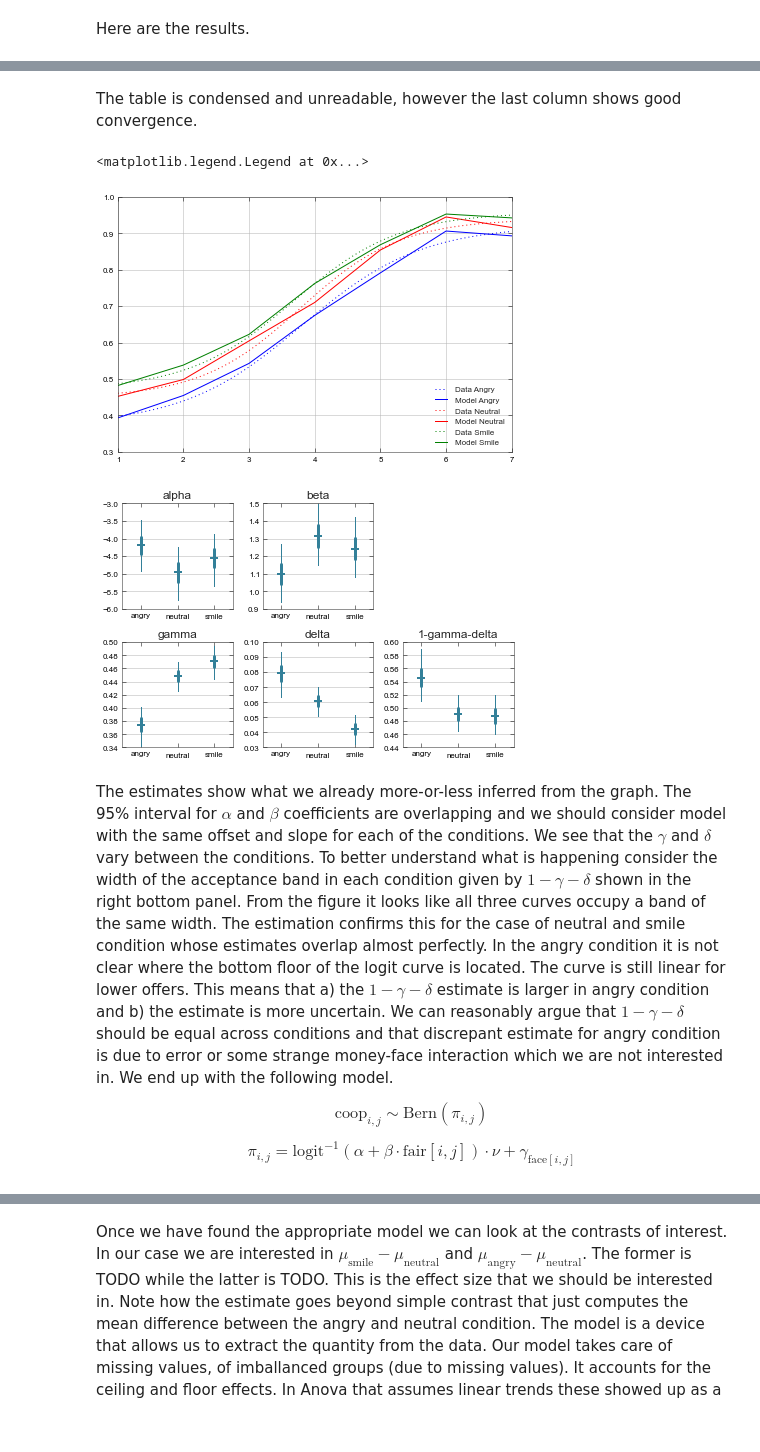
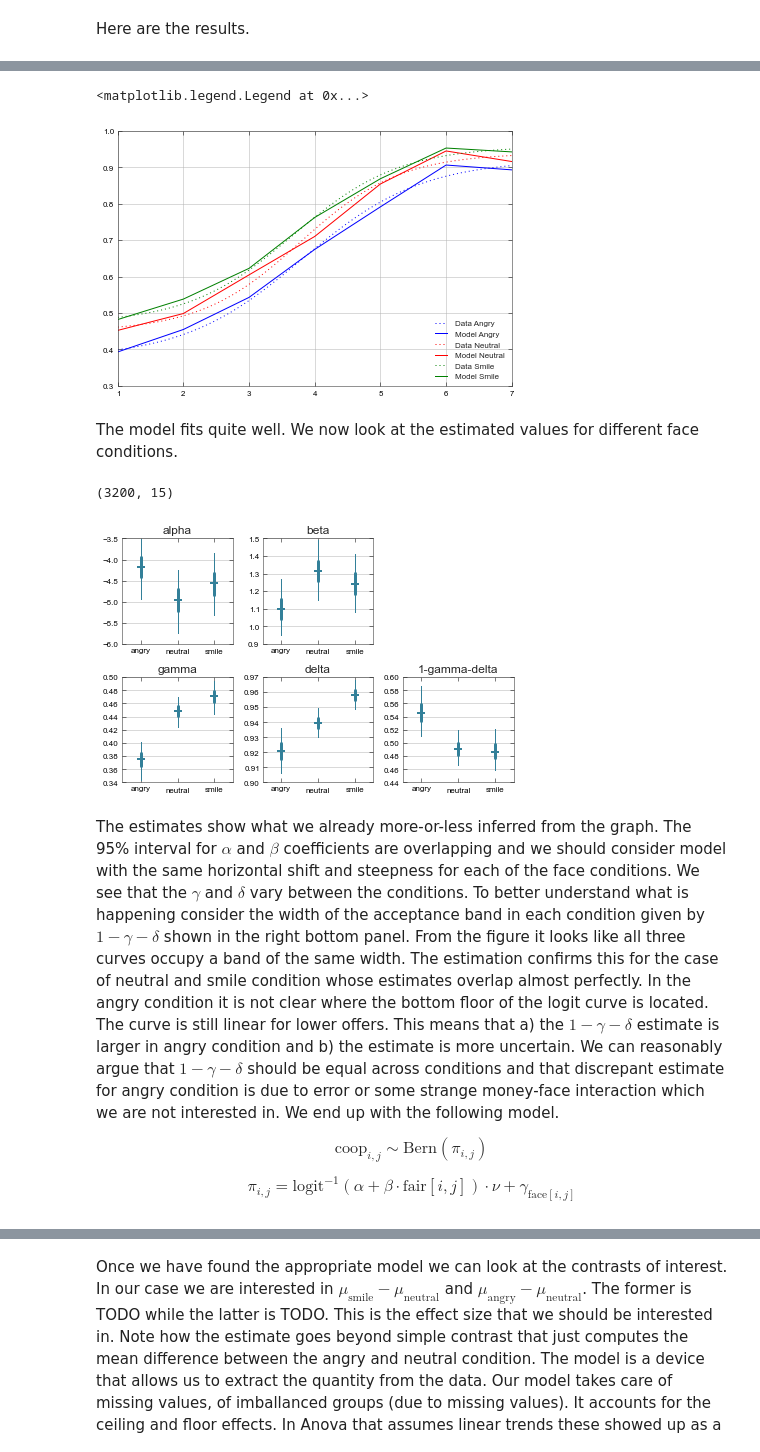
Before and after one commit to simkovic/simkovic.github.io, a Jupyter notebook: _ipynb/No Way Anova - Logistic Regression truimphs Anova.ipynb, the cells around one changed output, grey strips where cells are left out. Cells and saved outputs as stored; diff of their text form; code cells hidden in the pictures.

Commit message:
analysis logreg

```diff
--- a/_ipynb/No Way Anova - Logistic Regression truimphs Anova.ipynb
+++ b/_ipynb/No Way Anova - Logistic Regression truimphs Anova.ipynb
@@ -177,20 +174,16 @@ convergence, Rhat=1).
-# %% [markdown]
-The table is condensed and unreadable, however the last column shows good convergence.
 # %%
 #w=fit.summary(pars=['alpha','beta','gamm'])
 #np.save('logregSummary.fit',w)
-w=np.load('logregSummary.fit.npy')
-w=w.tolist()
-prs=w['summary'][:,0]
-lp=w['summary'][:,4]
-up=w['summary'][:,6]
-a=prs[:3]
-b=prs[3:6]
-g=prs[6:]
+#w=np.load('logregSummary.fit.npy')
+#w=w.tolist()
+a=np.load('m1alpha.npy')
+b=np.load('m1beta.npy')
+g=np.load('m1gamm.npy')[:,:,0]
+d=np.load('m1gamm.npy')[:,:,1]
 #D[D==2]=np.nan
 for i in range(3):
     x=np.linspace(1,7,101)
-    y=1/(1+exp(-a[i]-b[i]*x))*g[i+6]+g[i]
+    y=1/(1+exp(-np.median(a[:,i])-np.median(b[:,i])*x))*np.median(1-g[:,i]-d[:,i])+np.median(g[:,i])
     plt.plot(x,y,':',color=['b','r','g'][i])
     plt.plot(range(1,8),R[i,:],color=['b','r','g'][i])
 plt.legend(['Data Angry','Model Angry','Data Neutral',
@@ -198,25 +191,28 @@ plt.legend(['Data Angry','Model Angry','Data Neutral',
 #for j in range(lp.size): print '%.3f [%.3f, %.3f]'%(prs[j],lp[j],up[j])
 # %% [output]
 <matplotlib.legend.Legend at 0x...>
-[figure, old version]
+[figure, new version]
+# %% [markdown]
+The model fits quite well. We now look at the estimated values for different face conditions.
 # %%
-clr=(0.2, 0.5, 0.6)
-d=w['summary']
-for n in range(len(w['summary_rownames'])):
+D=np.concatenate([a,b,g,1-d,1-g-d],1)
+print D.shape
+for n in range(D.shape[1]):
     plt.subplot(2,3,[1,2,4,5,6][n/3])
     k=n%3
-    plt.plot([k,k],[d[n,3],d[n,7]],color=clr)
-    plt.plot([k,k],[d[n,4],d[n,6]],color=clr,lw=3,solid_capstyle='round')
-    plt.plot([k],[d[n,5]],mfc=clr,mec=clr,ms=8,marker='_',mew=2)
+    plt.plot([k,k],[sap(D[:,n],2.5),sap(D[:,n],97.5)],color=clr)
+    plt.plot([k,k],[sap(D[:,n],25),sap(D[:,n],75)],color=clr,lw=3,solid_capstyle='round')
+    plt.plot([k],[np.median(D[:,n])],mfc=clr,mec=clr,ms=8,marker='_',mew=2)
     plt.xlim([-0.5,2.5])
     plt.grid(b=False,axis='x')
     plt.title(['alpha','beta','gamma','delta','1-gamma-delta'][n/3])
     plt.gca().set_xticks([0,1,2])
     plt.gca().set_xticklabels(['angry','neutral','smile'])
 # %% [output]
+(3200, 15)
-[figure, old version]
+[figure, new version]
 # %% [markdown]
-The estimates show what we already more-or-less inferred from the graph. The 95% interval for $\alpha$ and $\beta$ coefficients are overlapping and we should consider model with the same offset and slope for each of the conditions. We see that the $\gamma$ and $\delta$ vary between the conditions. To better understand what is happening consider the width of the acceptance band in each condition given by $1-\gamma-\delta$ shown in the right bottom panel. From the figure it looks like all three curves occupy a band of the same width. The estimation confirms this for the case of neutral and smile condition whose estimates overlap almost perfectly. In the angry condition it is not clear where the bottom floor of the logit curve is located. The curve is still linear for lower offers. This means that a) the $1-\gamma-\delta$ estimate is larger in angry condition and b) the estimate is more uncertain. We can reasonably argue that $1-\gamma-\delta$ should be equal across conditions and that discrepant estimate for angry condition is due to error or some strange money-face interaction which we are not interested in. We end up with the following model.
+The estimates show what we already more-or-less inferred from the graph. The 95% interval for $\alpha$ and $\beta$ coefficients are overlapping and we should consider model with the same horizontal shift and steepness for each of the face conditions. We see that the $\gamma$ and $\delta$ vary between the conditions. To better understand what is happening consider the width of the acceptance band in each condition given by $1-\gamma-\delta$ shown in the right bottom panel. From the figure it looks like all three curves occupy a band of the same width. The estimation confirms this for the case of neutral and smile condition whose estimates overlap almost perfectly. In the angry condition it is not clear where the bottom floor of the logit curve is located. The curve is still linear for lower offers. This means that a) the $1-\gamma-\delta$ estimate is larger in angry condition and b) the estimate is more uncertain. We can reasonably argue that $1-\gamma-\delta$ should be equal across conditions and that discrepant estimate for angry condition is due to error or some strange money-face interaction which we are not interested in. We end up with the following model.
 
 $$\mathrm{coop}_{i,j} \sim \mathrm{Bern}(\pi_{i,j})$$
 
```
Also changed, not shown: parts of 19 cells of this notebook, 7 other files.
